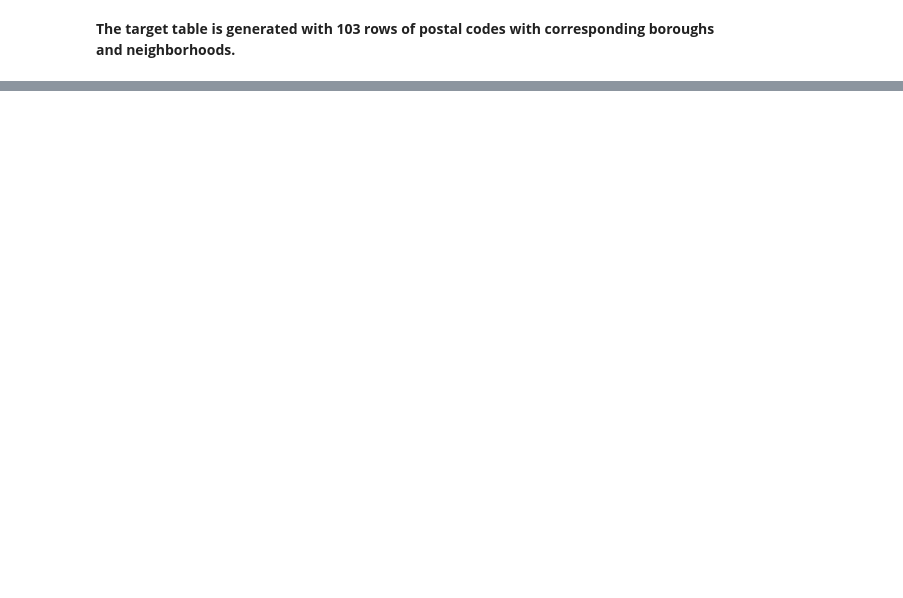
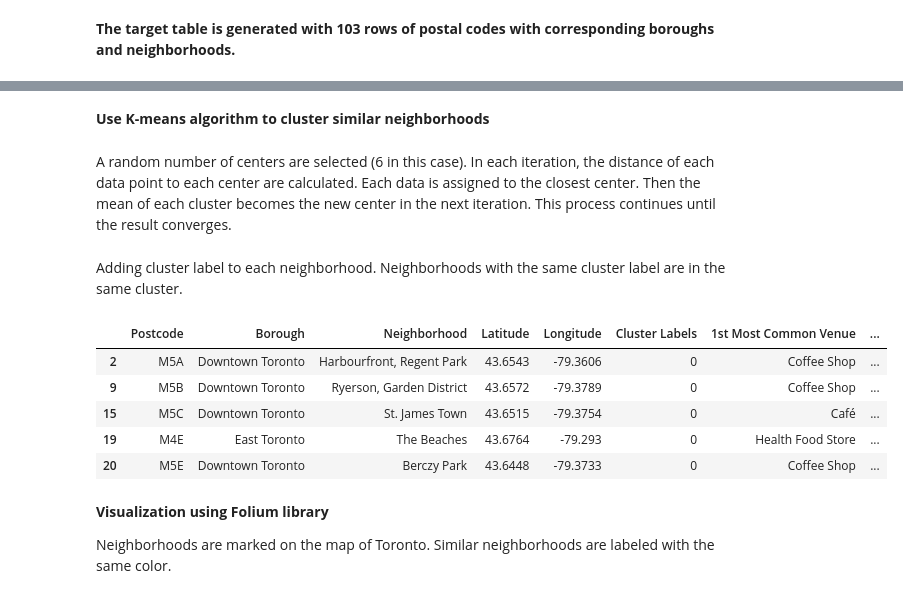
Before and after one commit to wangyw80/Coursera_Capstone, a Jupyter notebook: Capstone Assignment Week 3.ipynb, the cells around one changed output, grey strips where cells are left out. Drawn from its saved outputs; the diff is of its cells as text; code cells hidden in the pictures; blank space fills up the shorter version.

```diff
--- a/Capstone Assignment Week 3.ipynb
+++ b/Capstone Assignment Week 3.ipynb
@@ -191,0 +171,2 @@ results
+# %%
+geotable.set_index('Postal Code', inplace = True) # Making postal codes index, allowing for Excel vlookup type merge.
@@ -191,0 +331,3 @@ results
+# %%
+toronto_grouped = toronto_onehot.groupby('Neighborhood').mean().reset_index()
+toronto_grouped.head()
@@ -191,0 +352,21 @@ results
+# %%
+num_top_venues = 10
+
+indicators = ['st', 'nd', 'rd']
+
+# create columns according to number of top venues
+columns = ['Neighborhood']
+for ind in np.arange(num_top_venues):
+    try:
+        columns.append('{}{} Most Common Venue'.format(ind+1, indicators[ind]))
+    except:
+        columns.append('{}th Most Common Venue'.format(ind+1))
+
+# create a new dataframe
+neighborhoods_venues_sorted = pd.DataFrame(columns=columns)
+neighborhoods_venues_sorted['Neighborhood'] = toronto_grouped['Neighborhood']
+
+for ind in np.arange(toronto_grouped.shape[0]):
+    neighborhoods_venues_sorted.iloc[ind, 1:] = return_most_common_venues(toronto_grouped.iloc[ind, :], num_top_venues)
+
+neighborhoods_venues_sorted.head()
@@ -191,0 +380,36 @@ results
+# %% [markdown]
+__Use K-means algorithm to cluster similar neighborhoods__
+# %% [markdown]
+A random number of centers are selected (6 in this case). In each iteration, the distance of each data point to each center are calculated. Each data is assigned to the closest center. Then the mean of each cluster becomes the new center in the next iteration. This process continues until the result converges.
+# %%
+from sklearn.cluster import KMeans
+# set number of clusters
+kclusters = 6
+
+toronto_grouped_clustering = toronto_grouped.drop('Neighborhood', 1)
+
+# run k-means clustering
+kmeans = KMeans(n_clusters=kclusters, random_state=0).fit(toronto_grouped_clustering)
+# %% [markdown]
+Adding cluster label to each neighborhood. Neighborhoods with the same cluster label are in the same cluster.
+# %%
+# add clustering labels
+neighborhoods_venues_sorted.insert(0, 'Cluster Labels', kmeans.labels_)
+
+toronto_merged = toronto
+
+# merge toronto_grouped with toronto_data to add latitude/longitude for each neighborhood
+toronto_merged = toronto_merged.join(neighborhoods_venues_sorted.set_index('Neighborhood'), on='Neighborhood')
+
+toronto_merged.head() # check the last columns.
+# %% [output]
+|  | Postcode | Borough | Neighborhood | Latitude | Longitude | Cluster Labels | 1st Most Common Venue | ... |
+| 2 | M5A | Downtown Toronto | Harbourfront, Regent Park | 43.6543 | -79.3606 | 0 | Coffee Shop | ... |
+| 9 | M5B | Downtown Toronto | Ryerson, Garden District | 43.6572 | -79.3789 | 0 | Coffee Shop | ... |
+| 15 | M5C | Downtown Toronto | St. James Town | 43.6515 | -79.3754 | 0 | Café | ... |
+| 19 | M4E | East Toronto | The Beaches | 43.6764 | -79.293 | 0 | Health Food Store | ... |
+| 20 | M5E | Downtown Toronto | Berczy Park | 43.6448 | -79.3733 | 0 | Coffee Shop | ... |
+# %% [markdown]
+__Visualization using Folium library__
+
+Neighborhoods are marked on the map of Toronto. Similar neighborhoods are labeled with the same color.
```
Also changed, not shown: parts of 32 cells of this notebook.
